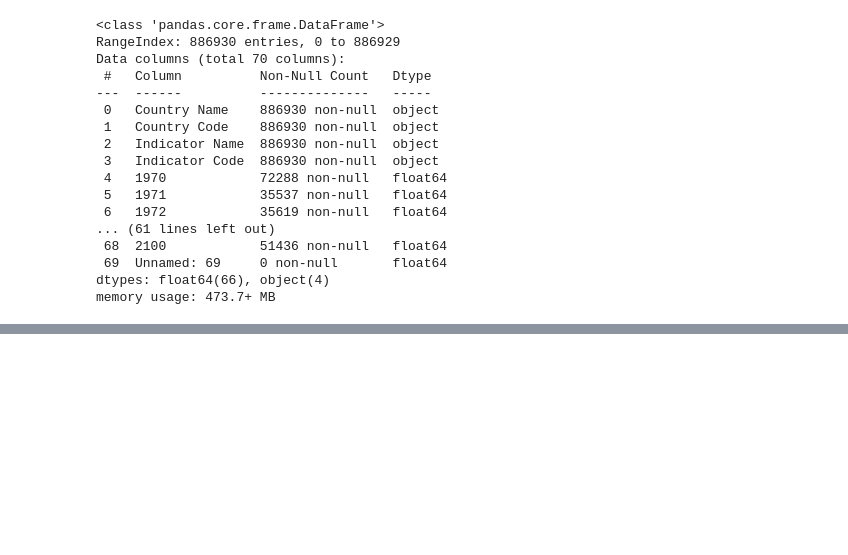
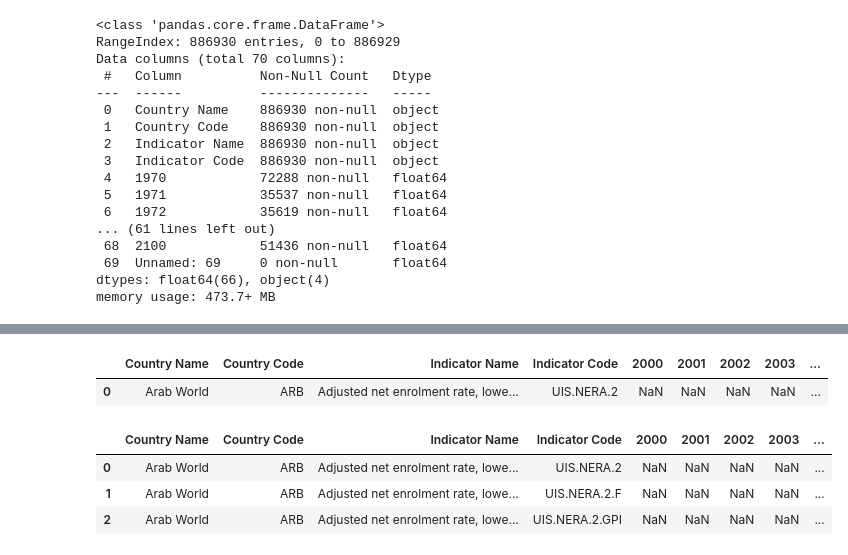
Before and after one commit to Yogesh-8998/World-Bank-Global-Education-Analysis, a Jupyter notebook: CH_{Yogesh_Patil}_{_World_Bank_Global_Education_Analysis_Capstone_Project}.ipynb, the cells around one changed output, grey strips where cells are left out. Cells and saved outputs as stored; diff of their text form; code cells hidden in the pictures; blank space fills up the shorter version.

```diff
--- a/CH_{Yogesh_Patil}_{_World_Bank_Global_Education_Analysis_Capstone_Project}.ipynb
+++ b/CH_{Yogesh_Patil}_{_World_Bank_Global_Education_Analysis_Capstone_Project}.ipynb
@@ -148,0 +176,16 @@ memory usage: 473.7+ MB
+# %%
+df_data_subset = df5.drop(df5.iloc[:, 4:34],axis=1)
+# df_data_subset.head(1)
+df_data_subset = df_data_subset.drop(df_data_subset.iloc[:, 20:], axis=1)
+df_data_subset.head(1)
+# %% [output]
+|  | Country Name | Country Code | Indicator Name | Indicator Code | 2000 | 2001 | 2002 | 2003 | ... |
+| 0 | Arab World | ARB | Adjusted net enrolment rate, lowe... | UIS.NERA.2 | NaN | NaN | NaN | NaN | ... |
+# %%
+df1 = pd.merge(df_data_subset, df2[['Country Code', 'Region', 'Income Group']], how = 'left', on = 'Country Code').reset_index(drop=True)
+df1.head(3)
+# %% [output]
+|  | Country Name | Country Code | Indicator Name | Indicator Code | 2000 | 2001 | 2002 | 2003 | ... |
+| 0 | Arab World | ARB | Adjusted net enrolment rate, lowe... | UIS.NERA.2 | NaN | NaN | NaN | NaN | ... |
+| 1 | Arab World | ARB | Adjusted net enrolment rate, lowe... | UIS.NERA.2.F | NaN | NaN | NaN | NaN | ... |
+| 2 | Arab World | ARB | Adjusted net enrolment rate, lowe... | UIS.NERA.2.GPI | NaN | NaN | NaN | NaN | ... |
```
Also changed, not shown: parts of 14 cells of this notebook.
